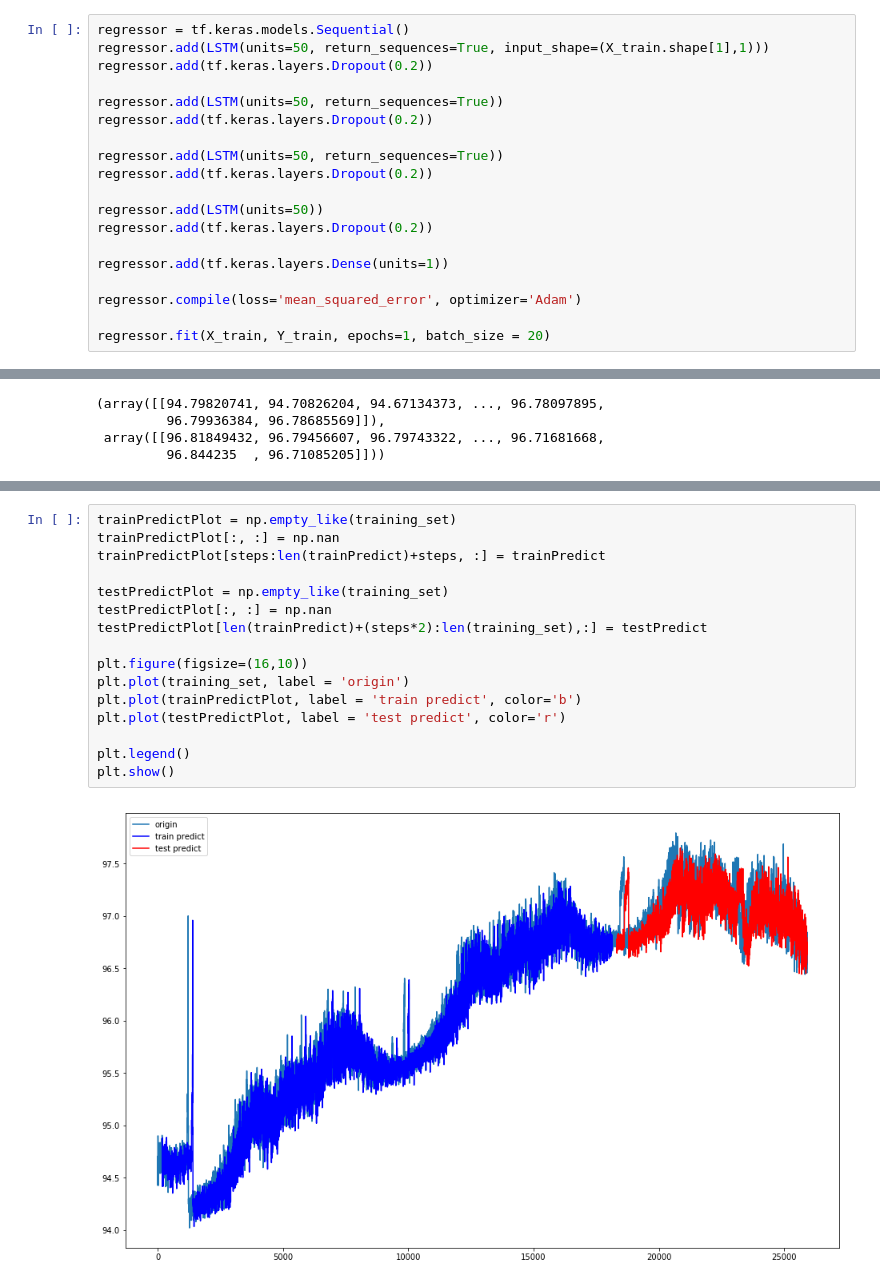
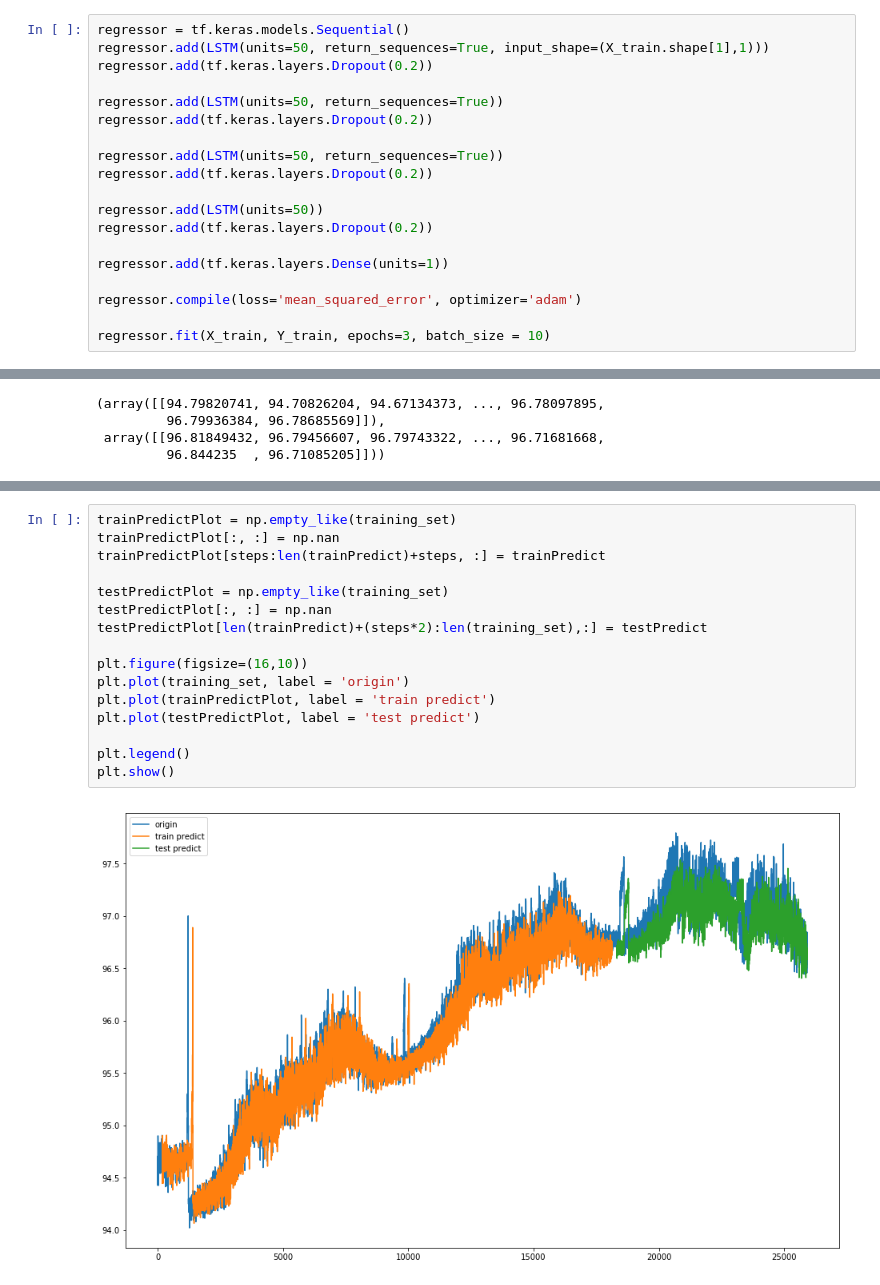
Before and after one commit to Loisssss/CDN_prediction, a Jupyter notebook: CDN_predict_LSTM.ipynb, the cells around one changed output, grey strips where cells are left out. Drawn from its saved outputs; the diff is of its cells as text.

```diff
--- a/CDN_predict_LSTM.ipynb
+++ b/CDN_predict_LSTM.ipynb
@@ -120,7 +128,7 @@ regressor.add(tf.keras.layers.Dropout(0.2))
 
 regressor.add(tf.keras.layers.Dense(units=1))
 
-regressor.compile(loss='mean_squared_error', optimizer='Adam')
+regressor.compile(loss='mean_squared_error', optimizer='adam')
 
-regressor.fit(X_train, Y_train, epochs=1, batch_size = 20)
+regressor.fit(X_train, Y_train, epochs=3, batch_size = 10)
 # %% [output]
@@ -179,18 +191,18 @@ Test Score: 0.23 RMSE
 # %%
 trainPredictPlot = np.empty_like(training_set)
 trainPredictPlot[:, :] = np.nan
 trainPredictPlot[steps:len(trainPredict)+steps, :] = trainPredict
 
 testPredictPlot = np.empty_like(training_set)
 testPredictPlot[:, :] = np.nan
 testPredictPlot[len(trainPredict)+(steps*2):len(training_set),:] = testPredict
 
 plt.figure(figsize=(16,10))
 plt.plot(training_set, label = 'origin')
-plt.plot(trainPredictPlot, label = 'train predict', color='b')
-plt.plot(testPredictPlot, label = 'test predict', color='r')
+plt.plot(trainPredictPlot, label = 'train predict')
+plt.plot(testPredictPlot, label = 'test predict')
 
 plt.legend()
 plt.show()
 # %% [output]
-[figure, old version]
+[figure, new version]
```
Also changed, not shown: parts of 14 cells of this notebook.
